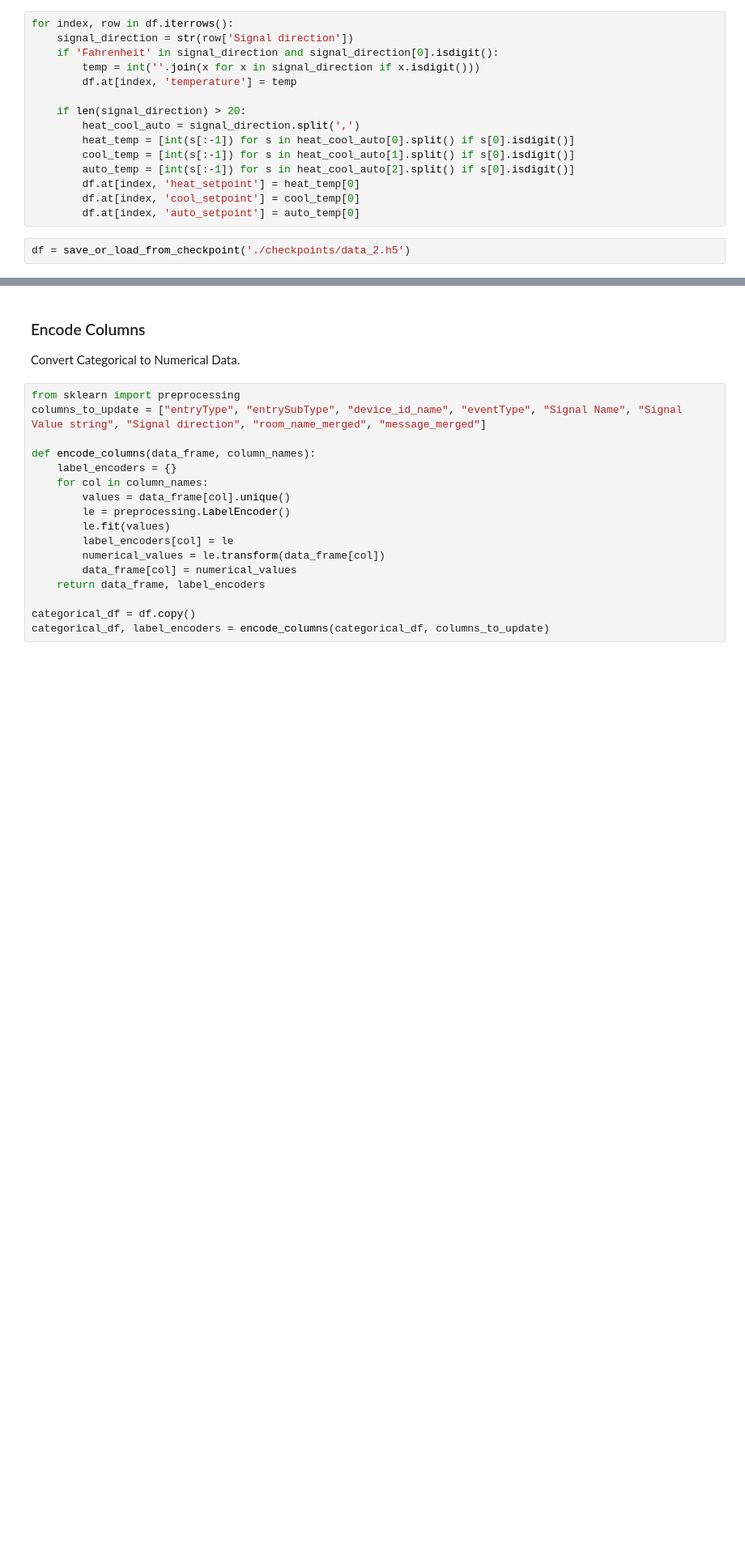
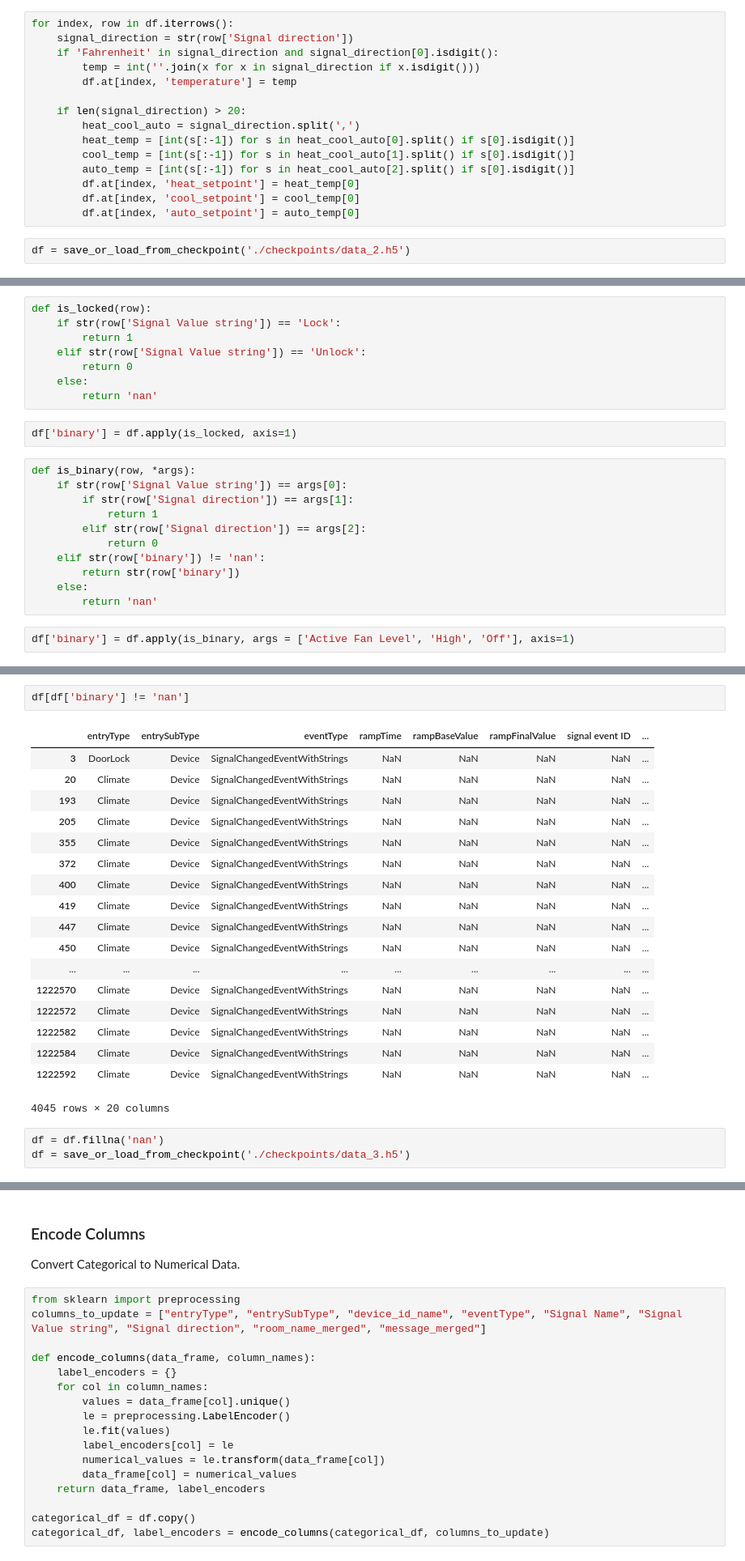
Before and after one commit to RBSystems/DataScience, a Jupyter notebook: data_preprocess.ipynb, the cells around one changed output, grey strips where cells are left out. Shown at 81% size. Drawn from its saved outputs; the diff is of its cells as text; blank space fills up the shorter version.

```diff
--- a/data_preprocess.ipynb
+++ b/data_preprocess.ipynb
@@ -251,0 +320,23 @@ df = save_or_load_from_checkpoint('./checkpoints/data_2.h5')
+# %%
+def is_locked(row):
+    if str(row['Signal Value string']) == 'Lock':
+        return 1
+    elif str(row['Signal Value string']) == 'Unlock':
+        return 0
+    else:
+        return 'nan'
+# %%
+df['binary'] = df.apply(is_locked, axis=1)
+# %%
+def is_binary(row, *args):
+    if str(row['Signal Value string']) == args[0]:
+        if str(row['Signal direction']) == args[1]:
+            return 1
+        elif str(row['Signal direction']) == args[2]:
+            return 0
+    elif str(row['binary']) != 'nan':
+        return str(row['binary'])
+    else:
+        return 'nan'
+# %%
+df['binary'] = df.apply(is_binary, args = ['Active Fan Level', 'High', 'Off'], axis=1)
@@ -251,0 +352,24 @@ df = save_or_load_from_checkpoint('./checkpoints/data_2.h5')
+# %%
+df[df['binary'] != 'nan']
+# %% [output]
+|  | entryType | entrySubType | eventType | rampTime | rampBaseValue | rampFinalValue | signal event ID | ... |
+| 3 | DoorLock | Device | SignalChangedEventWithStrings | NaN | NaN | NaN | NaN | ... |
+| 20 | Climate | Device | SignalChangedEventWithStrings | NaN | NaN | NaN | NaN | ... |
+| 193 | Climate | Device | SignalChangedEventWithStrings | NaN | NaN | NaN | NaN | ... |
+| 205 | Climate | Device | SignalChangedEventWithStrings | NaN | NaN | NaN | NaN | ... |
+| 355 | Climate | Device | SignalChangedEventWithStrings | NaN | NaN | NaN | NaN | ... |
+| 372 | Climate | Device | SignalChangedEventWithStrings | NaN | NaN | NaN | NaN | ... |
+| 400 | Climate | Device | SignalChangedEventWithStrings | NaN | NaN | NaN | NaN | ... |
+| 419 | Climate | Device | SignalChangedEventWithStrings | NaN | NaN | NaN | NaN | ... |
+| 447 | Climate | Device | SignalChangedEventWithStrings | NaN | NaN | NaN | NaN | ... |
+| 450 | Climate | Device | SignalChangedEventWithStrings | NaN | NaN | NaN | NaN | ... |
+| ... | ... | ... | ... | ... | ... | ... | ... | ... |
+| 1222570 | Climate | Device | SignalChangedEventWithStrings | NaN | NaN | NaN | NaN | ... |
+| 1222572 | Climate | Device | SignalChangedEventWithStrings | NaN | NaN | NaN | NaN | ... |
+| 1222582 | Climate | Device | SignalChangedEventWithStrings | NaN | NaN | NaN | NaN | ... |
+| 1222584 | Climate | Device | SignalChangedEventWithStrings | NaN | NaN | NaN | NaN | ... |
+| 1222592 | Climate | Device | SignalChangedEventWithStrings | NaN | NaN | NaN | NaN | ... |
+4045 rows × 20 columns
+# %%
+df = df.fillna('nan')
+df = save_or_load_from_checkpoint('./checkpoints/data_3.h5')
```
Also changed, not shown: parts of 10 cells of this notebook, 2 other files.
